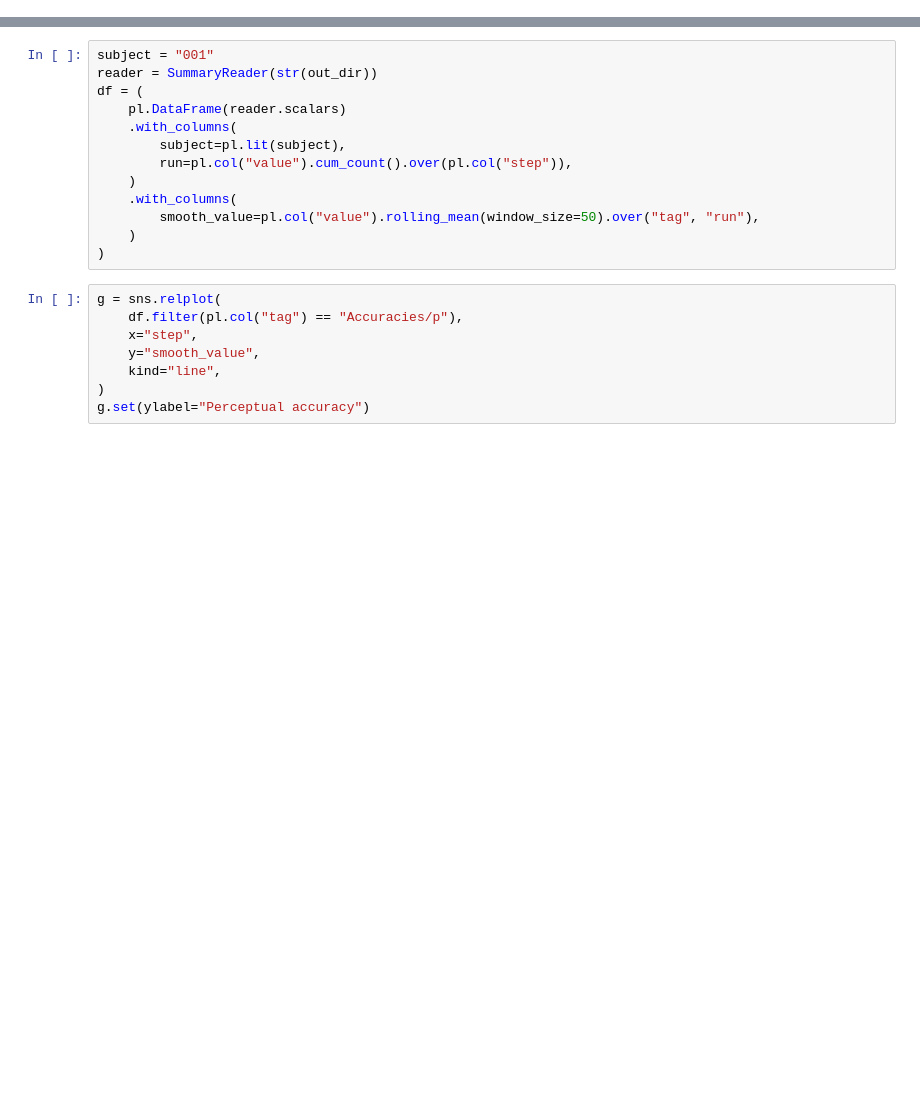
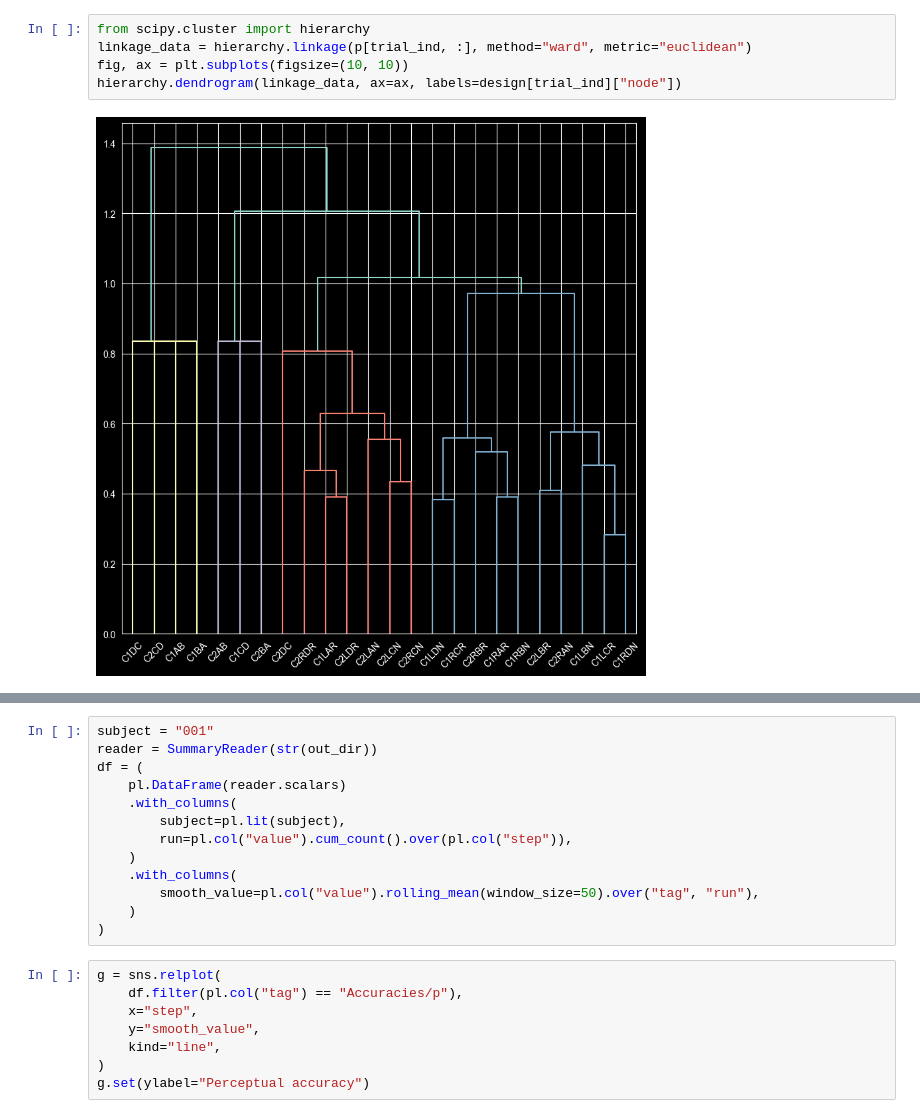
Before and after one commit to hamllab/torch_tem, a Jupyter notebook: jupyter/test_mckenzie.ipynb, the cells around one changed output, grey strips where cells are left out. Drawn from its saved outputs; the diff is of its cells as text; blank space fills up the shorter version.

```diff
--- a/jupyter/test_mckenzie.ipynb
+++ b/jupyter/test_mckenzie.ipynb
@@ -19,0 +73,7 @@ for run in range(1, n_runs + 1):
+# %%
+from scipy.cluster import hierarchy
+linkage_data = hierarchy.linkage(p[trial_ind, :], method="ward", metric="euclidean")
+fig, ax = plt.subplots(figsize=(10, 10))
+hierarchy.dendrogram(linkage_data, ax=ax, labels=design[trial_ind]["node"])
+# %% [output]
+[figure, added]
```
Also changed, not shown: parts of 13 cells of this notebook, 1 other file.
